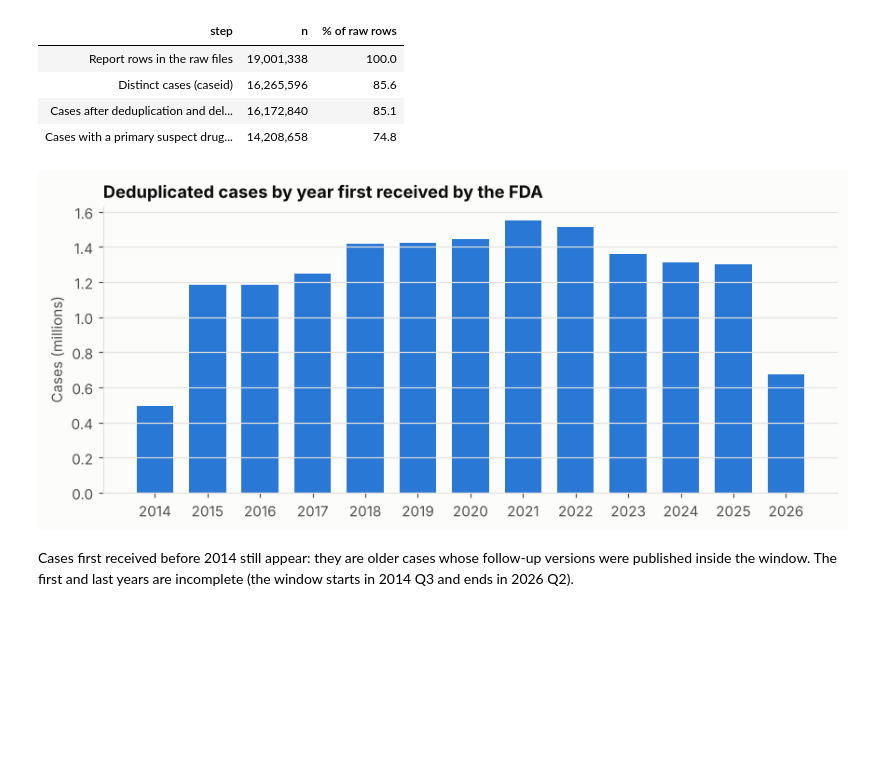
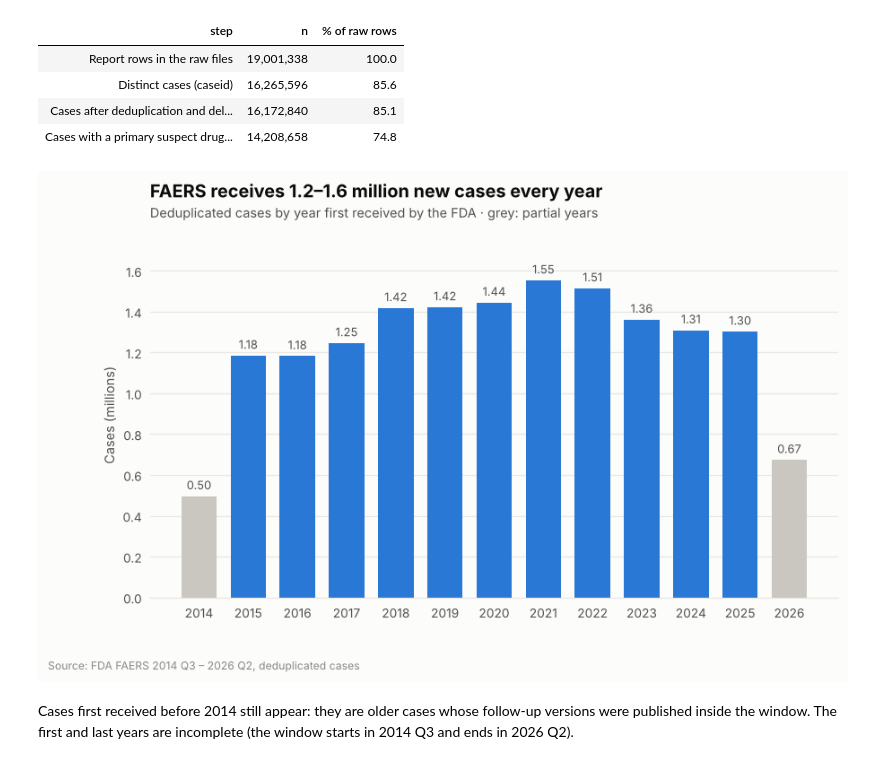
Before and after one commit to joanfortunet/faers-signal-benchmark, a Jupyter notebook: notebooks/01_eda.ipynb, the cells around one changed output. Cells and saved outputs as stored; diff of their text form; code cells hidden in the pictures; blank space fills up the shorter version.

```diff
--- a/notebooks/01_eda.ipynb
+++ b/notebooks/01_eda.ipynb
@@ -18,12 +18,11 @@ import duckdb
 import matplotlib.pyplot as plt
 import pandas as pd
 
+from faers import plotting as P
+
 DB = Path("../data/faers_warehouse.duckdb")
 FIGURES = Path("../reports/figures")
-FIGURES.mkdir(parents=True, exist_ok=True)
-
 con = duckdb.connect(str(DB), read_only=True)
-
 
 
 def sql(query):
@@ -31,24 +30,13 @@ def sql(query):
     return con.execute(query).df()
 
 
-# Chart style: one accent colour, quiet axes and grid.
-BLUE, ORANGE = "#2a78d6", "#eb6834"
-INK, MUTED, GRID = "#0b0b0b", "#52514e", "#e4e3df"
-plt.rcParams.update({
-    "figure.facecolor": "#fcfcfb", "axes.facecolor": "#fcfcfb",
-    "axes.edgecolor": GRID, "axes.labelcolor": MUTED, "axes.titlecolor": INK,
-    "axes.titlesize": 12, "axes.titleweight": "bold", "axes.titlelocation": "left",
-    "axes.spines.top": False, "axes.spines.right": False,
-    "axes.grid": True, "grid.color": GRID, "grid.linewidth": 0.8,
-    "xtick.color": MUTED, "ytick.color": MUTED, "font.size": 10,
-    "figure.dpi": 110,
-})
 pd.options.display.float_format = "{:,.1f}".format
+
+P.apply_style()
 
 
 def save(fig, name):
-    fig.tight_layout()
-    fig.savefig(FIGURES / f"{name}.png", bbox_inches="tight")
+    P.save(fig, name, folder=FIGURES)
 # %% [markdown]
 ## 1. How much data, and what the pipeline removed
 # %%
@@ -80,21 +68,26 @@ Lines rejected while loading: 5
 # %%
 # New cases per year, by the date the FDA first received them (init_fda_dt).
 per_year = sql("""
     SELECT YEAR(init_fda_dt) AS year, COUNT(*) AS cases
     FROM demo_dedup WHERE init_fda_dt IS NOT NULL
     GROUP BY 1 ORDER BY 1
 """)
 per_year = per_year[per_year.year >= 2014]
+partial = per_year.year.isin([2014, 2026])
 
-fig, ax = plt.subplots(figsize=(8, 3.6))
-ax.bar(per_year.year, per_year.cases / 1e6, color=BLUE, width=0.7)
-ax.set_title("Deduplicated cases by year first received by the FDA")
+fig, ax = plt.subplots(figsize=(9, 4.8))
+bars = ax.bar(per_year.year, per_year.cases / 1e6, width=0.72,
+              color=[P.NEUTRAL if p else P.ACCENT for p in partial])
+P.label_bars(ax, bars, fmt="{:.2f}")
+ax.set_xticks(per_year.year)
+ax.set_ylim(0, per_year.cases.max() / 1e6 * 1.15)
 ax.set_ylabel("Cases (millions)")
-ax.set_xticks(per_year.year)
-ax.grid(axis="x", visible=False)
+P.headline(ax, "FAERS receives 1.2–1.6 million new cases every year",
+           "Deduplicated cases by year first received by the FDA · grey: partial years")
+P.source_note(fig)
 save(fig, "cases_per_year")
 # %% [output]
-[figure, old version]
+[figure, new version]
 # %% [markdown]
 Cases first received before 2014 still appear: they are older cases whose
 follow-up versions were published inside the window. The first and last years
```
Also changed, not shown: parts of 6 cells of this notebook, 21 other files.
